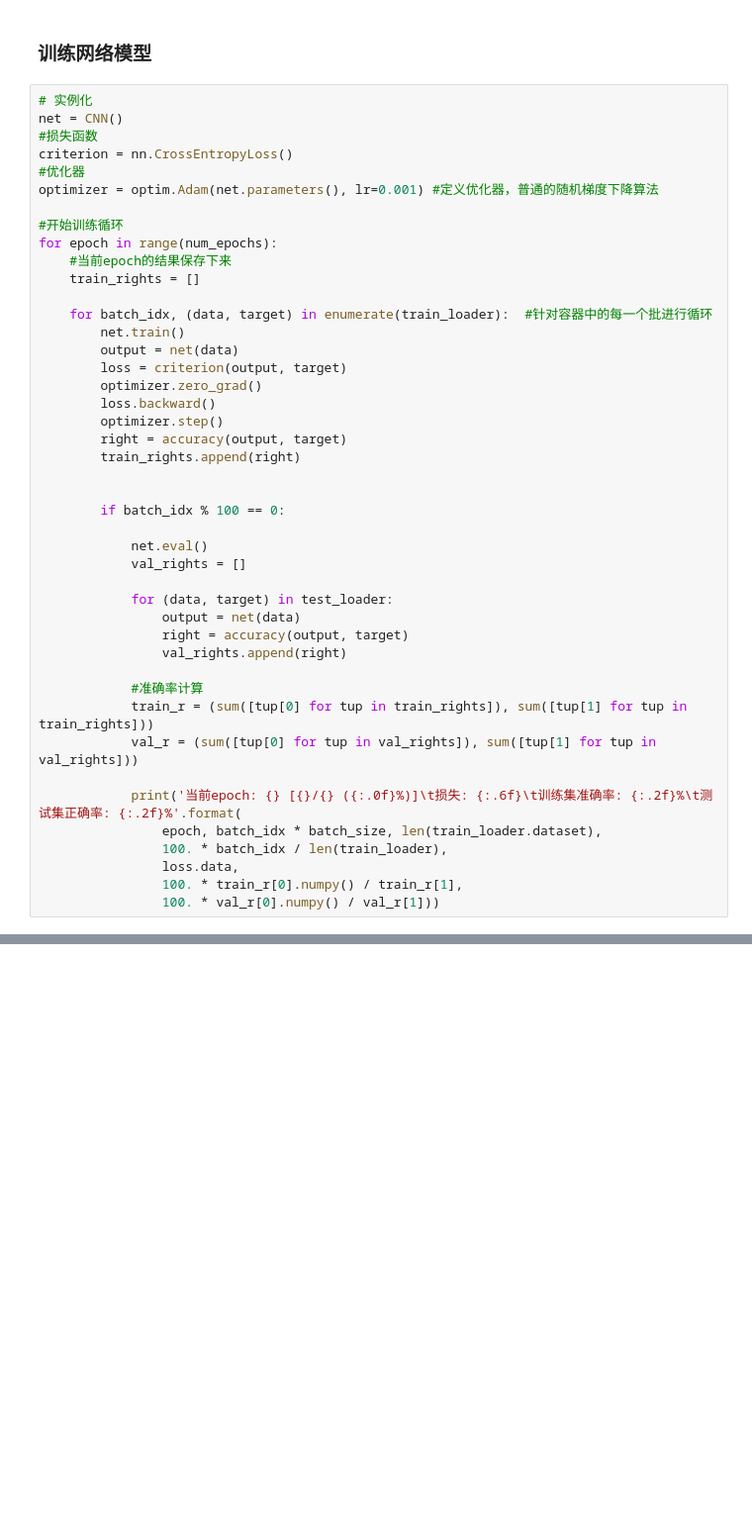
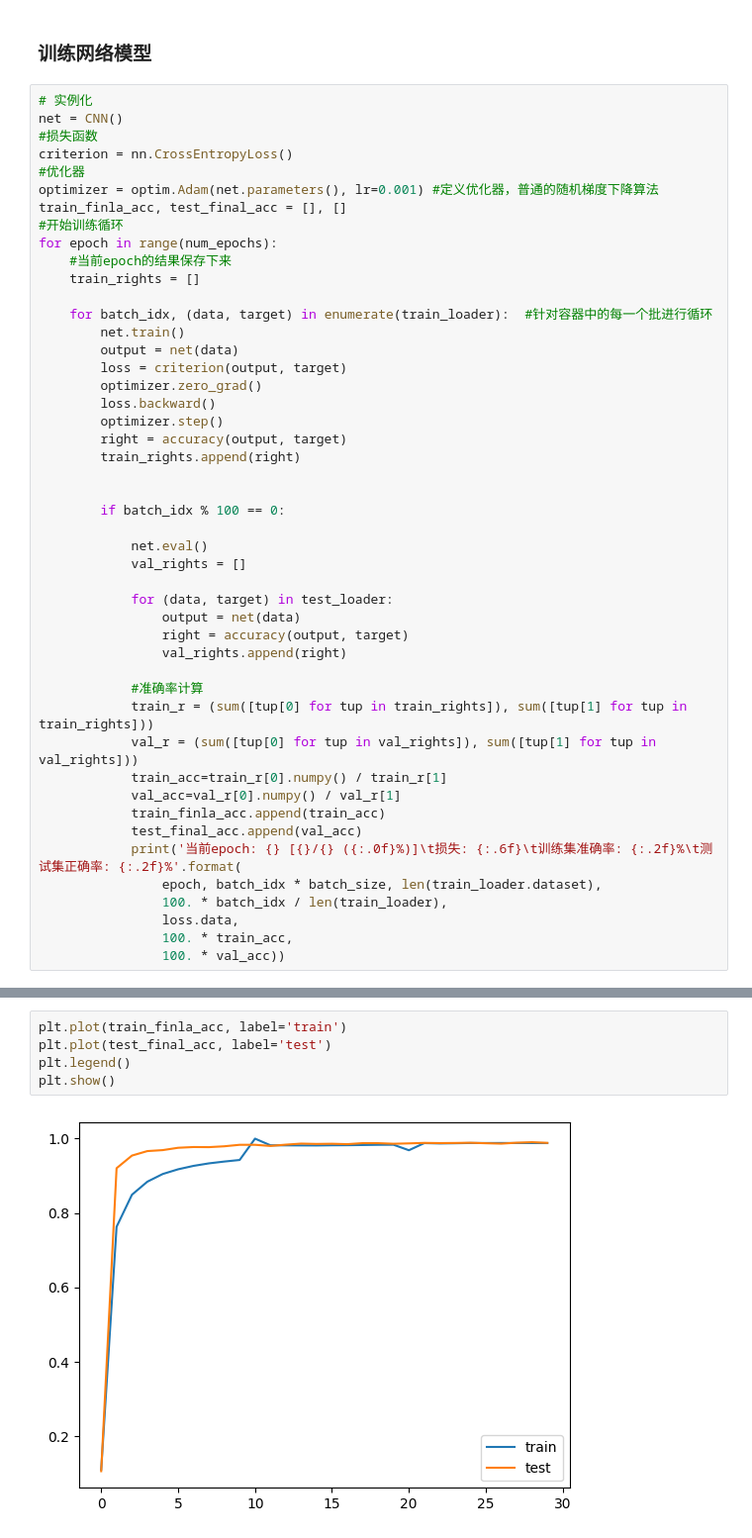
Before and after one commit to davidliu52/deeplearning, a Jupyter notebook: pytorch/cnn_handwriting_recognition.ipynb, the cells around one changed output, grey strips where cells are left out. Shown at 99% size. Cells and saved outputs as stored; diff of their text form; blank space fills up the shorter version.

```diff
--- a/pytorch/cnn_handwriting_recognition.ipynb
+++ b/pytorch/cnn_handwriting_recognition.ipynb
@@ -87,7 +87,7 @@ net = CNN()
 criterion = nn.CrossEntropyLoss()
 #优化器
 optimizer = optim.Adam(net.parameters(), lr=0.001) #定义优化器，普通的随机梯度下降算法
-
+train_finla_acc, test_final_acc = [], []
 #开始训练循环
 for epoch in range(num_epochs):
     #当前epoch的结果保存下来
@@ -117,11 +117,14 @@ for epoch in range(num_epochs):
             #准确率计算
             train_r = (sum([tup[0] for tup in train_rights]), sum([tup[1] for tup in train_rights]))
             val_r = (sum([tup[0] for tup in val_rights]), sum([tup[1] for tup in val_rights]))
-
+            train_acc=train_r[0].numpy() / train_r[1]
+            val_acc=val_r[0].numpy() / val_r[1]
+            train_finla_acc.append(train_acc)
+            test_final_acc.append(val_acc)
             print('当前epoch: {} [{}/{} ({:.0f}%)]\t损失: {:.6f}\t训练集准确率: {:.2f}%\t测试集正确率: {:.2f}%'.format(
                 epoch, batch_idx * batch_size, len(train_loader.dataset),
                 100. * batch_idx / len(train_loader),
                 loss.data,
-                100. * train_r[0].numpy() / train_r[1],
-                100. * val_r[0].numpy() / val_r[1]))
+                100. * train_acc,
+                100. * val_acc))
 # %% [output]
@@ -145,0 +168,7 @@ KeyboardInterrupt:
+# %%
+plt.plot(train_finla_acc, label='train')
+plt.plot(test_final_acc, label='test')
+plt.legend()
+plt.show()
+# %% [output]
+[figure, added]
```
Also changed, not shown: parts of 3 cells of this notebook.
